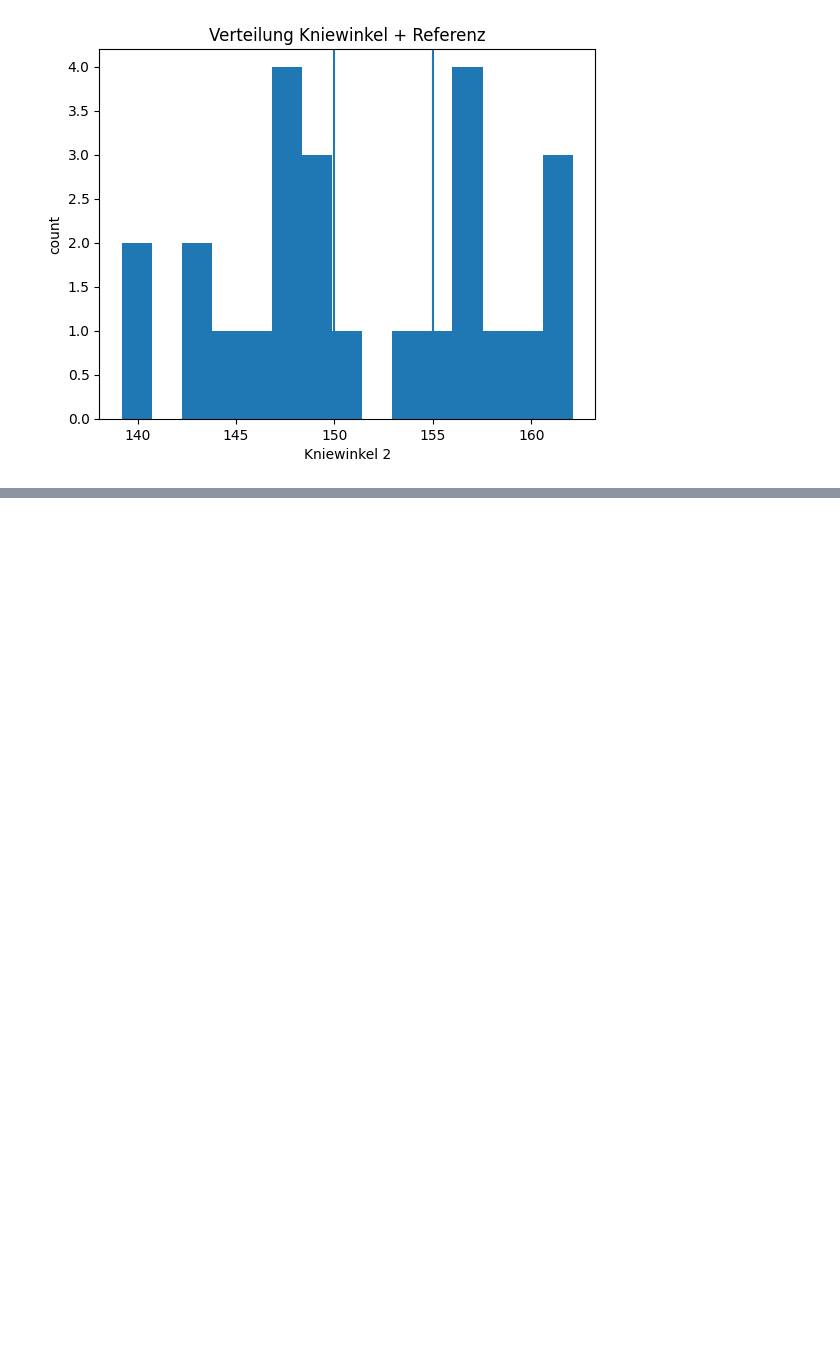
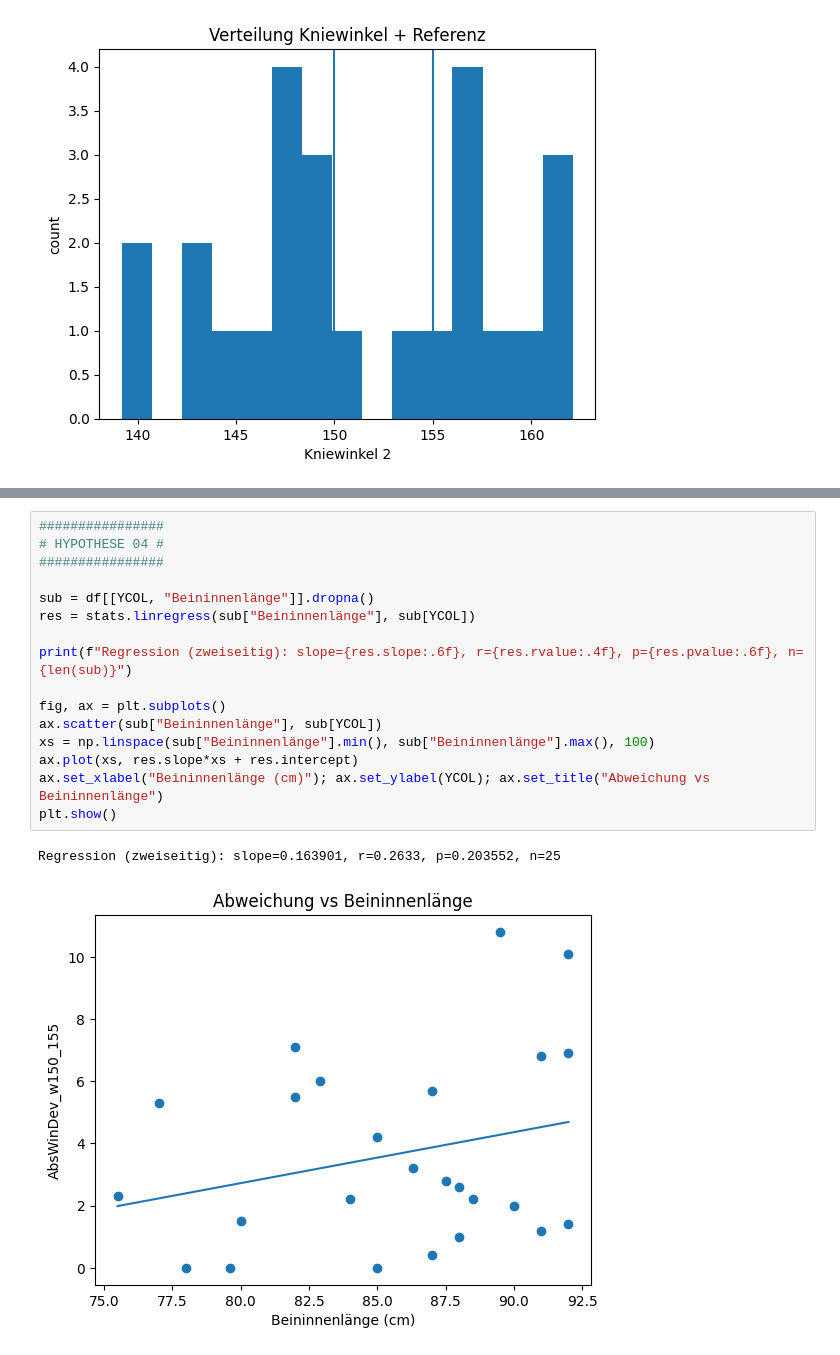
Before and after one commit to WestWoodPrints/MMI_Tool, a Jupyter notebook: Auswertung_V3.ipynb, the cells around one changed output, grey strips where cells are left out. Drawn from its saved outputs; the diff is of its cells as text; blank space fills up the shorter version.

```diff
--- a/Auswertung_V3.ipynb
+++ b/Auswertung_V3.ipynb
@@ -401,0 +386,19 @@ Means: {'weiblich': 3.299999999999997, 'männlich': 3.7578947368421054} | n: {'w
+# %%
+################
+# HYPOTHESE 04 #
+################
+
+sub = df[[YCOL, "Beininnenlänge"]].dropna()
+res = stats.linregress(sub["Beininnenlänge"], sub[YCOL])
+
+print(f"Regression (zweiseitig): slope={res.slope:.6f}, r={res.rvalue:.4f}, p={res.pvalue:.6f}, n={len(sub)}")
+
+fig, ax = plt.subplots()
+ax.scatter(sub["Beininnenlänge"], sub[YCOL])
+xs = np.linspace(sub["Beininnenlänge"].min(), sub["Beininnenlänge"].max(), 100)
+ax.plot(xs, res.slope*xs + res.intercept)
+ax.set_xlabel("Beininnenlänge (cm)"); ax.set_ylabel(YCOL); ax.set_title("Abweichung vs Beininnenlänge")
+plt.show()
+# %% [output]
+Regression (zweiseitig): slope=0.163901, r=0.2633, p=0.203552, n=25
+[figure, added]
```
Also changed, not shown: parts of 20 cells of this notebook, 1 other file.
